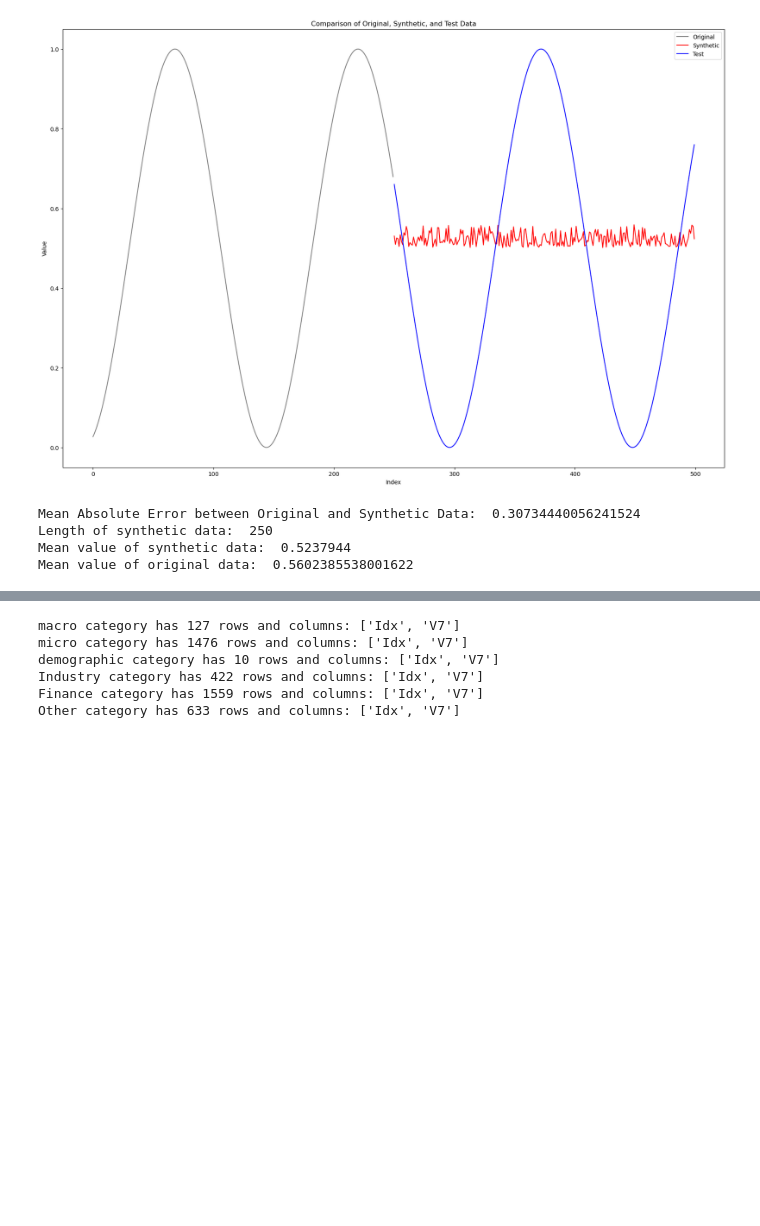
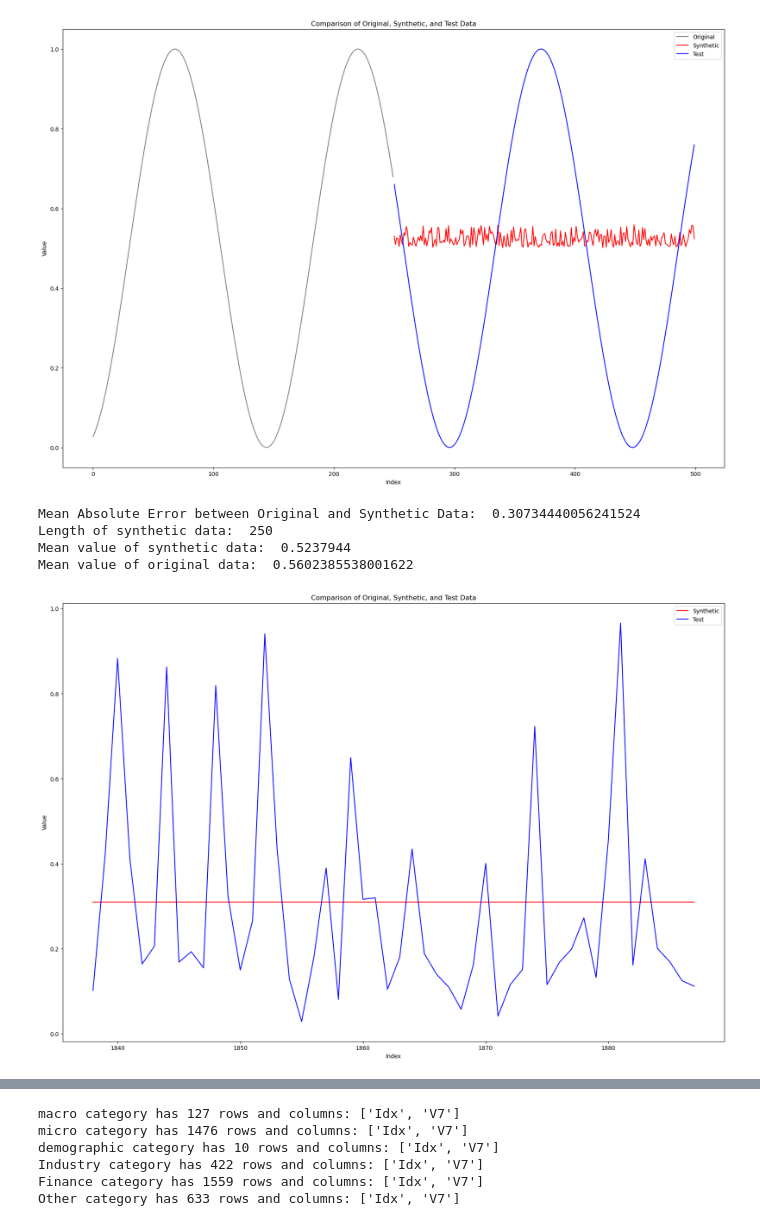
Before and after one commit to H0wl3r2001/timegan-pytorch, a Jupyter notebook: visualization.ipynb, the cells around one changed output, grey strips where cells are left out. Drawn from its saved outputs; the diff is of its cells as text; code cells hidden in the pictures; blank space fills up the shorter version.

```diff
--- a/visualization.ipynb
+++ b/visualization.ipynb
@@ -1108,3 +1108,83 @@ Mean Absolute Error between Original and Synthetic Data:  0.30734440056241524
 Length of synthetic data:  250
 Mean value of synthetic data:  0.5237944
 Mean value of original data:  0.5602385538001622
+# %%
+import pickle
+import pandas as pd
+import matplotlib.pyplot as plt
+import numpy as np
+from sklearn.metrics import mean_absolute_error
+
+def prepare_data1(train, test):
+    # Extract the first elements for the train data array
+    first_elements_train = train[:, 0, 0]
+    # Create an array of indices for the train data array
+    indices_train = np.arange(len(first_elements_train))
+
+    # Create a pandas DataFrame for the train data array
+    df_train = pd.DataFrame({
+        'idx': indices_train,
+        'val': first_elements_train
+    })
+
+    # Extract the first elements for the test data array
+    first_elements_test = test[:, 0, 0]
+    # Create an array of indices for the test data array, starting after the last index of the train array
+    indices_test = np.arange(len(first_elements_test)) + len(first_elements_train)
+
+    # Create a pandas DataFrame for the test data array
+    df_test = pd.DataFrame({
+        'idx': indices_test,
+        'val': first_elements_test
+    })
+
+    return df_train, df_test
+
+# Load original, fake, and test data
+path = "output/test"
+
+#with open(f"{path}/train_data6.pickle", "rb") as fb:
+    #ori_data = pickle.load(fb)
+
+with open(f"{path}/fake_data6.pickle", "rb") as fb:
+    fake_data = pickle.load(fb)
+
+with open(f"{path}/test_data6.pickle", "rb") as fb:
+    test_data = pickle.load(fb)
+
+# Prepare DataFrames for plotting
+df_original, df_fake = prepare_data1(ori_data, fake_data)
+_, df_test = prepare_data1(ori_data, test_data)
+
+#df_fake['val'] = df_fake['val'] * df_test['val'].std()/df_fake['val'].std() + df_test['val'].mean()
+
+# Plotting both graphs on the same figure
+plt.figure(figsize=(21, 14))
+
+# Plot original data in gray
+#plt.plot(df_original['idx'][:50], df_original['val'][:50], color='gray', label='Original')
+
+# Plot synthetic data in red
+plt.plot(df_fake['idx'][:50], df_fake['val'][:50], color='red', label='Synthetic')
+
+# Plot test data in blue
+plt.plot(df_test['idx'][:50], df_test['val'][:50], color='blue', label='Test')
+
+# Set plot labels and title
+plt.xlabel('Index')
+plt.ylabel('Value')
+plt.title('Comparison of Original, Synthetic, and Test Data')
+
+# Add legend
+plt.legend()
+
+# Show plot
+plt.show()
+
+
+print("Mean Absolute Error between Original and Synthetic Data: ", mean_absolute_error(df_test['val'], df_fake['val']))
+print("Length of synthetic data: ", len(df_fake['val']))
+print("Mean value of synthetic data: ", np.mean(df_fake['val']))
+print("Mean value of original data: ", np.mean(df_original['val']))
+# %% [output]
+[figure, added]
```
Also changed, not shown: parts of 1 cell of this notebook, 23 other files.
